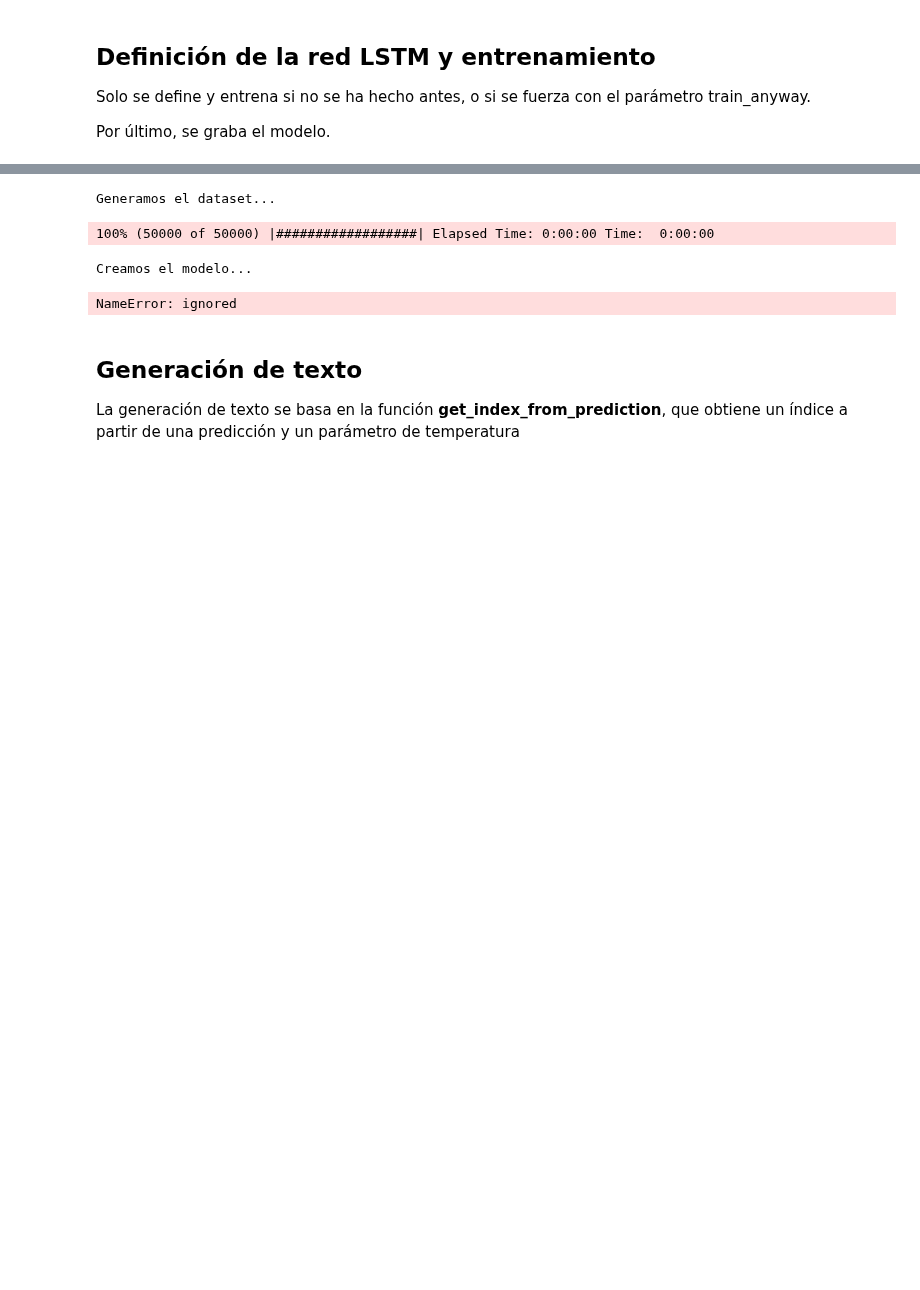
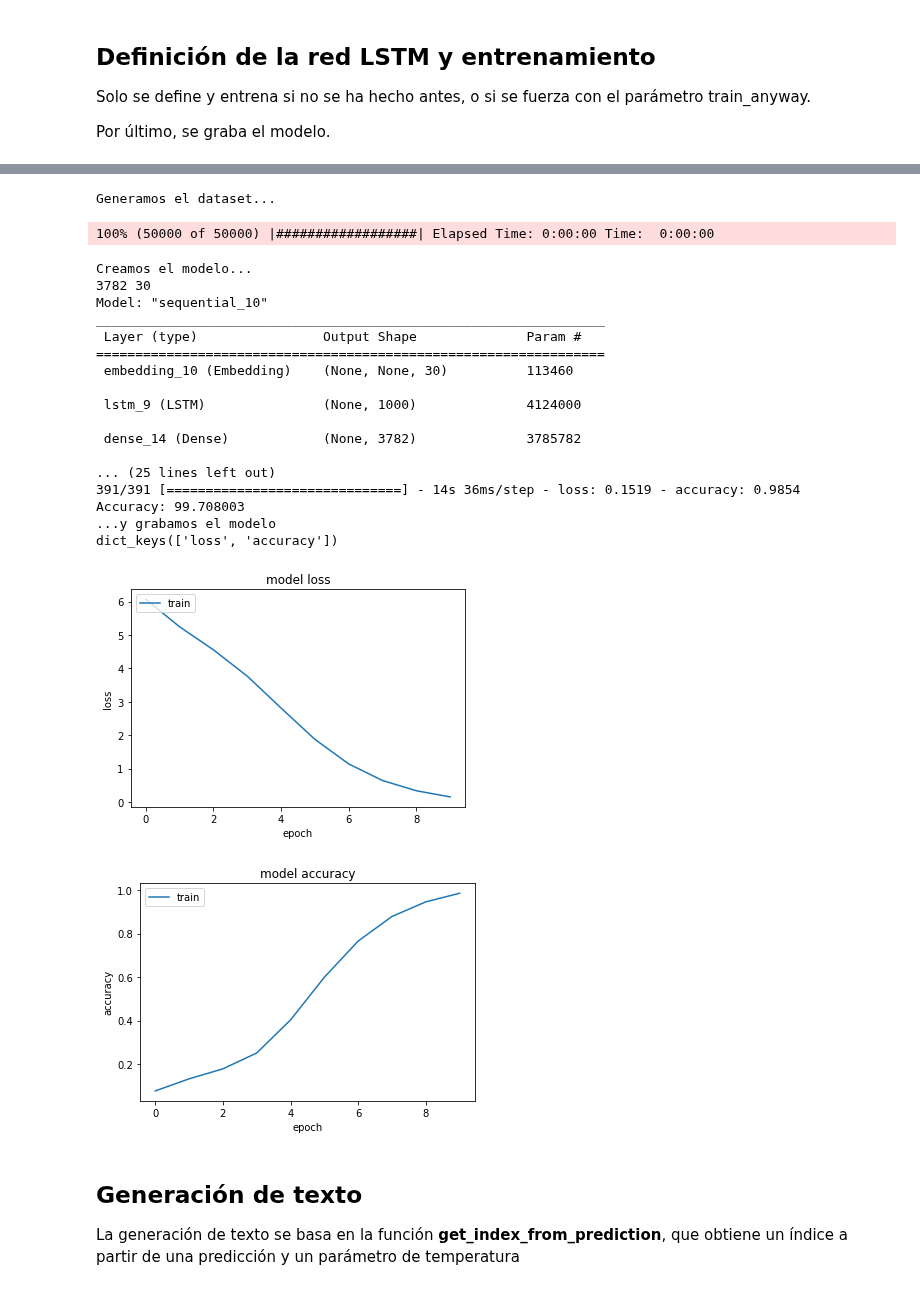
Before and after one commit to JALVARADORUIZ/Magister_BigData_UB, a Jupyter notebook: M7_AI5_Generacion_texto.ipynb, the cells around one changed output, grey strips where cells are left out. Drawn from its saved outputs; the diff is of its cells as text; code cells hidden in the pictures; blank space fills up the shorter version.

```diff
--- a/M7_AI5_Generacion_texto.ipynb
+++ b/M7_AI5_Generacion_texto.ipynb
@@ -233,7 +233,7 @@ train_anyway = True # fuerza el entrenamiento, aunque se haya realizado antes
 epochs = 10 # número de interaciones a entrenar
 batch_size = 128 # tamaño de lote
 hidden_size = 1000 # número de nodos en la red LSTM
-model_path = "lovecraft_model.h5"
+model_path = "alicia_model.h5"
 
 def train_neural_network():
 
@@ -249,17 +249,29 @@ def train_neural_network():
 
         # Creación del modelo
         print("Creamos el modelo...")
+
         # COMPLETAR CODIGO (debes seguir las indicaciones de la actividad para generar la red LSTM)
+        input_dim = len(vocabulary)
+        seq_length = data_input.shape[1]
+        print(input_dim, seq_length)
 
+        model = models.Sequential()
+        model.add(layers.Embedding(input_dim, seq_length))
+        model.add(layers.LSTM(hidden_size))
+        #model.add(layers.Dense(1000, activation='relu'))
+        model.add(layers.Dense(input_dim, activation='softmax'))
         model.summary()
 
         # Definimos el resto del modelo: optimizador, función de pérdidas y métrica
         # COMPLETAR CODIGO
+        model.compile(loss='categorical_crossentropy', optimizer='adam', metrics=['accuracy'])
 
         # Entrenamiento del modelo
         print("Entrenamos el modelo...")
-        # COMPLETAR CODIGO
+        history = model.fit(data_input, data_output, batch_size=batch_size, epochs=epochs)
 
+        loss, accuracy = model.evaluate(data_input, data_output, verbose=0)
+        print('Accuracy: %f' % (accuracy*100))
         # Grabación del modelo
         print("...y grabamos el modelo")
         model.save(model_path)
@@ -283,7 +295,7 @@ def plot_history(history):
     plt.close()
 
     # Gráfica de accuracy.
-    plt.plot(history.history['categorical_accuracy'])
+    plt.plot(history.history['accuracy'])
     plt.title('model accuracy')
     plt.ylabel('accuracy')
     plt.xlabel('epoch')
@@ -300,7 +312,24 @@ train_neural_network()
 Generamos el dataset...
 100% (50000 of 50000) |##################| Elapsed Time: 0:00:00 Time:  0:00:00
 Creamos el modelo...
+3782 30
+Model: "sequential_10"
+_________________________________________________________________
+ Layer (type)                Output Shape              Param #
+=================================================================
+ embedding_10 (Embedding)    (None, None, 30)          113460
+
+ lstm_9 (LSTM)               (None, 1000)              4124000
+
+ dense_14 (Dense)            (None, 3782)              3785782
+
+... (25 lines left out)
+391/391 [==============================] - 14s 36ms/step - loss: 0.1519 - accuracy: 0.9854
+Accuracy: 99.708003
+...y grabamos el modelo
+dict_keys(['loss', 'accuracy'])
-NameError: ignored
+[figure, added]
+[figure, added]
 # %% [markdown]
 ## Generación de texto
 
```
Also changed, not shown: parts of 4 cells of this notebook.
